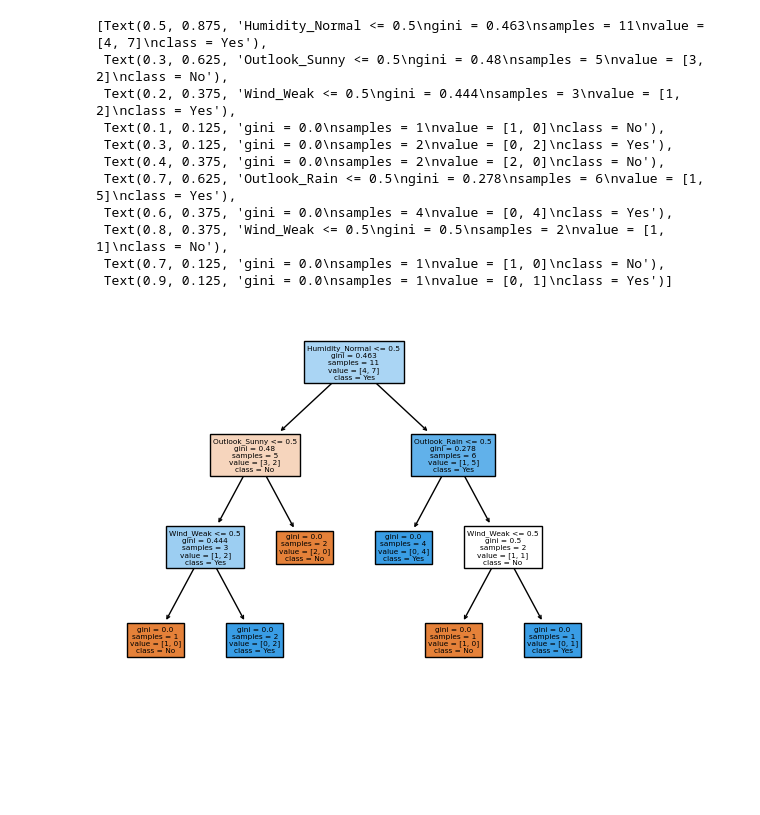
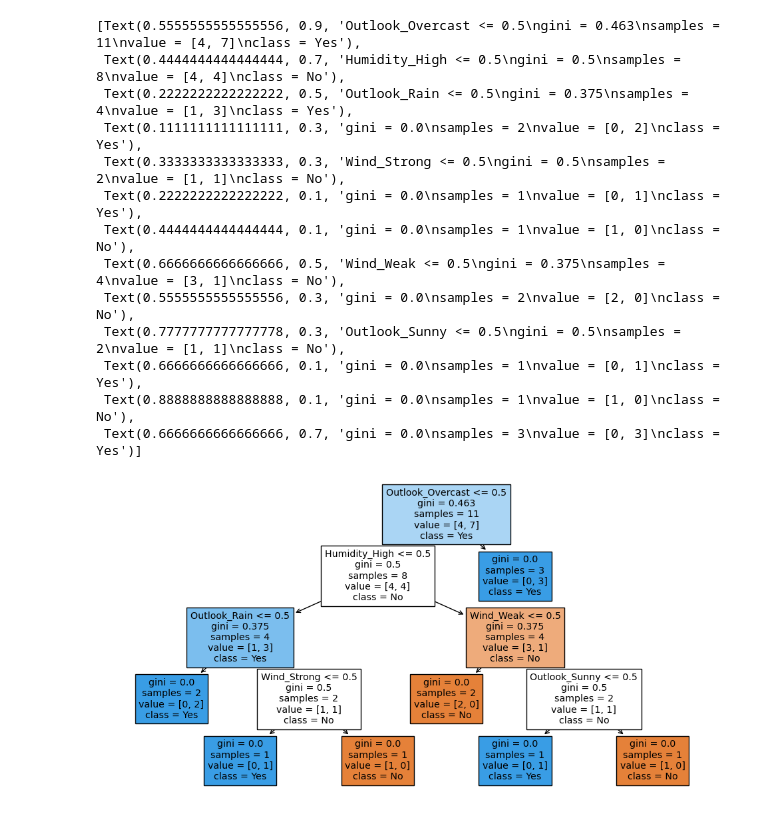
Before and after one commit to cmps460s24/cmps460-content, a Jupyter notebook: examples/05.dt/2.dt_play_tenis.ipynb, the cells around one changed output. Saved outputs shown, nothing was run; the diff lists cells and outputs as text; code cells hidden in the pictures; blank space fills up the shorter version.

```diff
--- a/examples/05.dt/2.dt_play_tenis.ipynb
+++ b/examples/05.dt/2.dt_play_tenis.ipynb
@@ -1,5 +1,6 @@
 # %%
 import pandas as pd
+from matplotlib import pyplot as plt
 from sklearn.tree import DecisionTreeClassifier
 from sklearn.preprocessing import OneHotEncoder
 from sklearn.preprocessing import LabelEncoder
@@ -18,20 +19,34 @@ data = {
 
 df = pd.DataFrame(data)
 
-# Preprocess the dataset
-le = LabelEncoder()
-enc = OneHotEncoder(handle_unknown='ignore')
+# Encode the categorical variables
+category_columns = ['Outlook', 'Temperature', 'Humidity', 'Wind']
+
+# One hot encode the categorical variables
+# sparse_output=False will return a dataframe instead of a sparse matrix
+# transform="pandas" will return a dataframe instead of a numpy array
+enc= OneHotEncoder(sparse_output=False).set_output(transform="pandas")
+
+one_hot_encoded = enc.fit_transform((df[category_columns]))
+#print(one_hot_encoded)
+
+# Drop the original categorical columns and replace them with the one hot encoded columns
+df = pd.concat([df, one_hot_encoded], axis=1).drop(columns=category_columns)
+
+"""
+# Another way to encode the input variables
 df = pd.get_dummies(df, prefix=['Outlook'], columns = ['Outlook'], drop_first=True)
 df = pd.get_dummies(df, prefix=['Temperature'], columns = ['Temperature'], drop_first=True)
 df = pd.get_dummies(df, prefix=['Humidity'], columns = ['Humidity'], drop_first=True)
 df = pd.get_dummies(df, prefix=['Wind'], columns = ['Wind'], drop_first=True)
+"""
+
+# Encode the target variable
+le = LabelEncoder()
+df['Play Tennis'] = le.fit_transform(df['Play Tennis'])
+
+# Print the preprocessed dataset
 print(df.head())
-
-"""df['Outlook'] = enc.fit_transform(df['Outlook'])
-df['Temperature'] = enc.fit_transform(df['Temperature'])
-df['Humidity'] = enc.fit_transform(df['Humidity'])
-df['Wind'] = enc.fit_transform(df['Wind']) """
-df['Play Tennis'] = le.fit_transform(df['Play Tennis'])
 
 # Split the dataset into training and testing sets
 X = df.drop('Play Tennis', axis=1)
@@ -50,5 +65,6 @@ accuracy = accuracy_score(y_test, y_pred)
 print("Accuracy:", accuracy)
 
 # Plot the decision tree
+plt.figure(figsize=(12,6))
 plot_tree(clf, feature_names=X.columns, class_names=['No', 'Yes'], filled=True)
 # %% [output]
@@ -69,12 +88,14 @@ Accuracy: 0.6666666666666666
-[Text(0.5, 0.875, 'Humidity_Normal <= 0.5\ngini = 0.463\nsamples = 11\nvalue = [4, 7]\nclass = Yes'),
- Text(0.3, 0.625, 'Outlook_Sunny <= 0.5\ngini = 0.48\nsamples = 5\nvalue = [3, 2]\nclass = No'),
- Text(0.2, 0.375, 'Wind_Weak <= 0.5\ngini = 0.444\nsamples = 3\nvalue = [1, 2]\nclass = Yes'),
- Text(0.1, 0.125, 'gini = 0.0\nsamples = 1\nvalue = [1, 0]\nclass = No'),
- Text(0.3, 0.125, 'gini = 0.0\nsamples = 2\nvalue = [0, 2]\nclass = Yes'),
- Text(0.4, 0.375, 'gini = 0.0\nsamples = 2\nvalue = [2, 0]\nclass = No'),
- Text(0.7, 0.625, 'Outlook_Rain <= 0.5\ngini = 0.278\nsamples = 6\nvalue = [1, 5]\nclass = Yes'),
- Text(0.6, 0.375, 'gini = 0.0\nsamples = 4\nvalue = [0, 4]\nclass = Yes'),
- Text(0.8, 0.375, 'Wind_Weak <= 0.5\ngini = 0.5\nsamples = 2\nvalue = [1, 1]\nclass = No'),
- Text(0.7, 0.125, 'gini = 0.0\nsamples = 1\nvalue = [1, 0]\nclass = No'),
- Text(0.9, 0.125, 'gini = 0.0\nsamples = 1\nvalue = [0, 1]\nclass = Yes')]
+[Text(0.5555555555555556, 0.9, 'Outlook_Overcast <= 0.5\ngini = 0.463\nsamples = 11\nvalue = [4, 7]\nclass = Yes'),
+ Text(0.4444444444444444, 0.7, 'Humidity_High <= 0.5\ngini = 0.5\nsamples = 8\nvalue = [4, 4]\nclass = No'),
+ Text(0.2222222222222222, 0.5, 'Outlook_Rain <= 0.5\ngini = 0.375\nsamples = 4\nvalue = [1, 3]\nclass = Yes'),
+ Text(0.1111111111111111, 0.3, 'gini = 0.0\nsamples = 2\nvalue = [0, 2]\nclass = Yes'),
+ Text(0.3333333333333333, 0.3, 'Wind_Strong <= 0.5\ngini = 0.5\nsamples = 2\nvalue = [1, 1]\nclass = No'),
+ Text(0.2222222222222222, 0.1, 'gini = 0.0\nsamples = 1\nvalue = [0, 1]\nclass = Yes'),
+ Text(0.4444444444444444, 0.1, 'gini = 0.0\nsamples = 1\nvalue = [1, 0]\nclass = No'),
+ Text(0.6666666666666666, 0.5, 'Wind_Weak <= 0.5\ngini = 0.375\nsamples = 4\nvalue = [3, 1]\nclass = No'),
+ Text(0.5555555555555556, 0.3, 'gini = 0.0\nsamples = 2\nvalue = [2, 0]\nclass = No'),
+ Text(0.7777777777777778, 0.3, 'Outlook_Sunny <= 0.5\ngini = 0.5\nsamples = 2\nvalue = [1, 1]\nclass = No'),
+ Text(0.6666666666666666, 0.1, 'gini = 0.0\nsamples = 1\nvalue = [0, 1]\nclass = Yes'),
+ Text(0.8888888888888888, 0.1, 'gini = 0.0\nsamples = 1\nvalue = [1, 0]\nclass = No'),
+ Text(0.6666666666666666, 0.7, 'gini = 0.0\nsamples = 3\nvalue = [0, 3]\nclass = Yes')]
-[figure, old version]
+[figure, new version]
```
Also changed, not shown: parts of 1 cell of this notebook.
